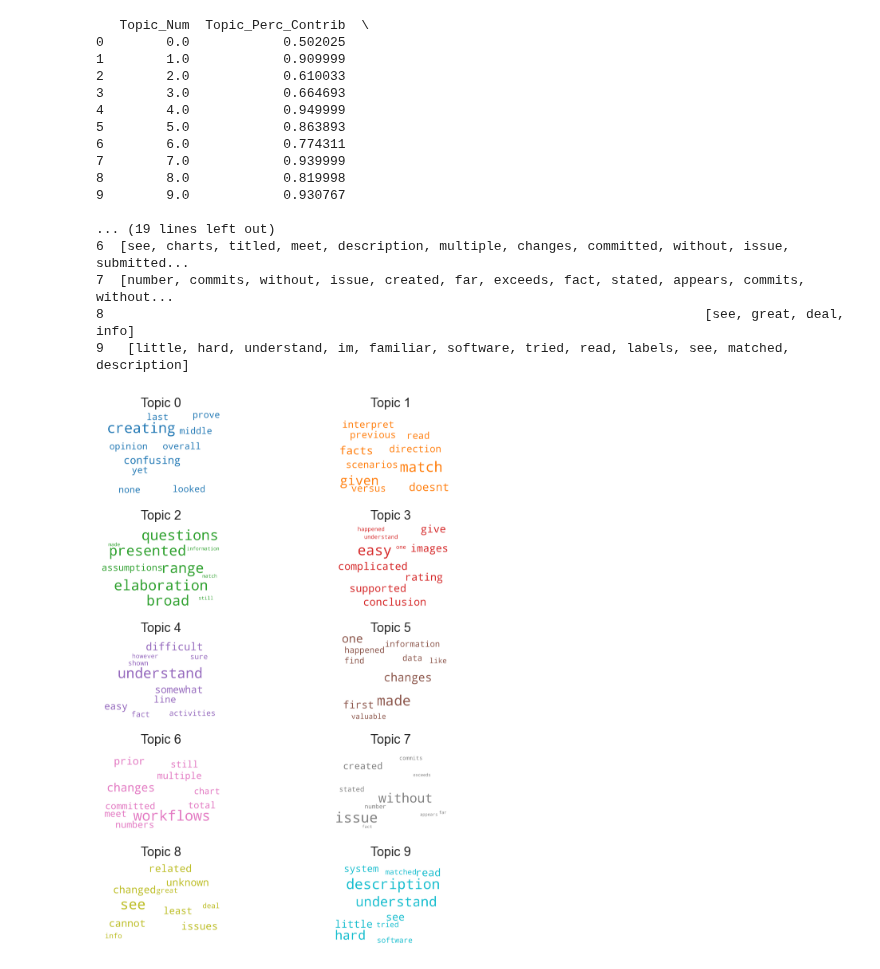
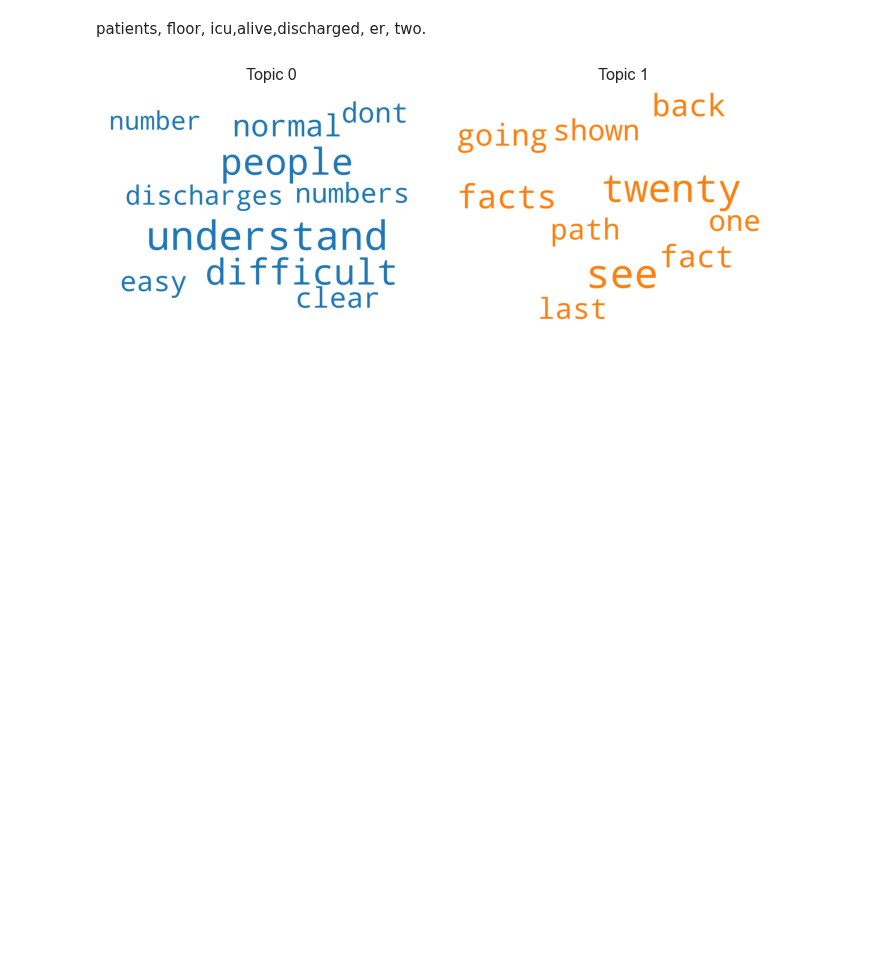
Before and after one commit to hdi-umd/SequenceSummary, a Jupyter notebook: Analysis/Qualitative_NLP_Diff_Dataset_Analysis.ipynb, the cells around one changed output. Saved outputs shown, nothing was run; the diff lists cells and outputs as text; code cells hidden in the pictures; blank space fills up the shorter version.

```diff
--- a/Analysis/Qualitative_NLP_Diff_Dataset_Analysis.ipynb
+++ b/Analysis/Qualitative_NLP_Diff_Dataset_Analysis.ipynb
@@ -144,7 +145,7 @@ def QA(datasetnum,method_justification):
     # Stopwords
     stop_words = stopwords.words('english')
     stop_words.extend(['from', 'subject', 're', 'image','edu', 'use', 'not', 'would', 'say', 'could', '_', 'be', 'know', 'go', 'get', 'do', 'done', 'try', 'many', 'some', 'nice', 'thank', 'think', 'rather', 'lot', 'make', 'want', 'seem', 'run', 'need', 'even', 'even', 'also', 'may', 'take', 'come'])
-
+    stop_words.extend(["patients", "floor", "icu","alive","discharged", "er", 'two','three'])
 
 
     data = clean_justification.tolist()
@@ -171,7 +172,7 @@ def QA(datasetnum,method_justification):
     # Build LDA model
     lda_model = gensim.models.ldamodel.LdaModel(corpus=corpus,
                                                id2word=id2word,
-                                               num_topics=10,
+                                               num_topics=1,
                                                random_state=100,
                                                update_every=1,
                                                chunksize=10,
@@ -227,7 +228,7 @@ def QA(datasetnum,method_justification):
 
     topics = lda_model.show_topics(formatted=False)
 
-    fig, axes = plt.subplots(5, 2, figsize=(10,10), sharex=True, sharey=True)
+    fig, axes = plt.subplots(1, 2, figsize=(10,10), sharex=True, sharey=True)
 
     for i, ax in enumerate(axes.flatten()):
         fig.add_subplot(ax)
@@ -252,30 +253,15 @@ def QA(datasetnum,method_justification):
     plot_10_most_common_words(count_data, count_vectorizer)
 
 
-    new_text = df_dominant_topic[["Keywords","Text"]].apply(lambda x:word_drop_keywords(x),axis=1)
-    new_text = [i for i in new_text if len(i) >0]
-    new_data = [" ".join(i) for i in new_text ]
+#     new_text = df_dominant_topic[["Keywords","Text"]].apply(lambda x:word_drop_keywords(x),axis=1)
+#     new_text = [i for i in new_text if len(i) >0]
+#     new_data = [" ".join(i) for i in new_text ]
     pyLDAvis.enable_notebook()
     global vis
     vis = pyLDAvis.gensim_models.prepare(lda_model, corpus, id2word)
+# %% [markdown]
+patients, floor, icu,alive,discharged, er, two.
 # %%
-dataset0 = QA('2','ss_Justification')
+dataset0 = QA('0','ss_Justification')
 # %% [output]
-   Topic_Num  Topic_Perc_Contrib  \
-0        0.0            0.502025
-1        1.0            0.909999
-2        2.0            0.610033
-3        3.0            0.664693
-4        4.0            0.949999
-5        5.0            0.863893
-6        6.0            0.774311
-7        7.0            0.939999
-8        8.0            0.819998
-9        9.0            0.930767
-
-... (19 lines left out)
-6  [see, charts, titled, meet, description, multiple, changes, committed, without, issue, submitted...
-7  [number, commits, without, issue, created, far, exceeds, fact, stated, appears, commits, without...
-8                                                                             [see, great, deal, info]
-9   [little, hard, understand, im, familiar, software, tried, read, labels, see, matched, description]
-[figure, old version]
+[figure, new version]
```
Also changed, not shown: parts of 5 cells of this notebook, 3 other files.
